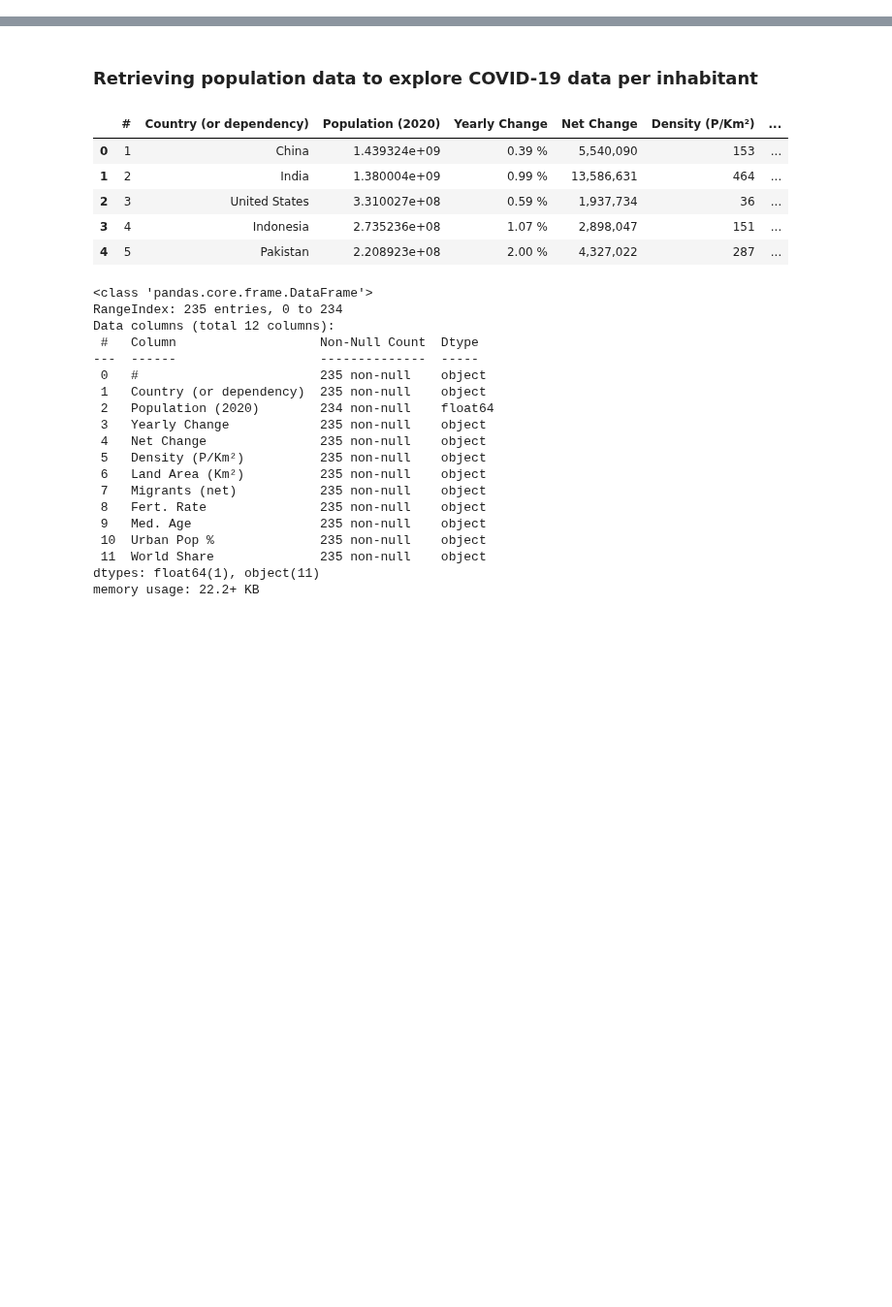
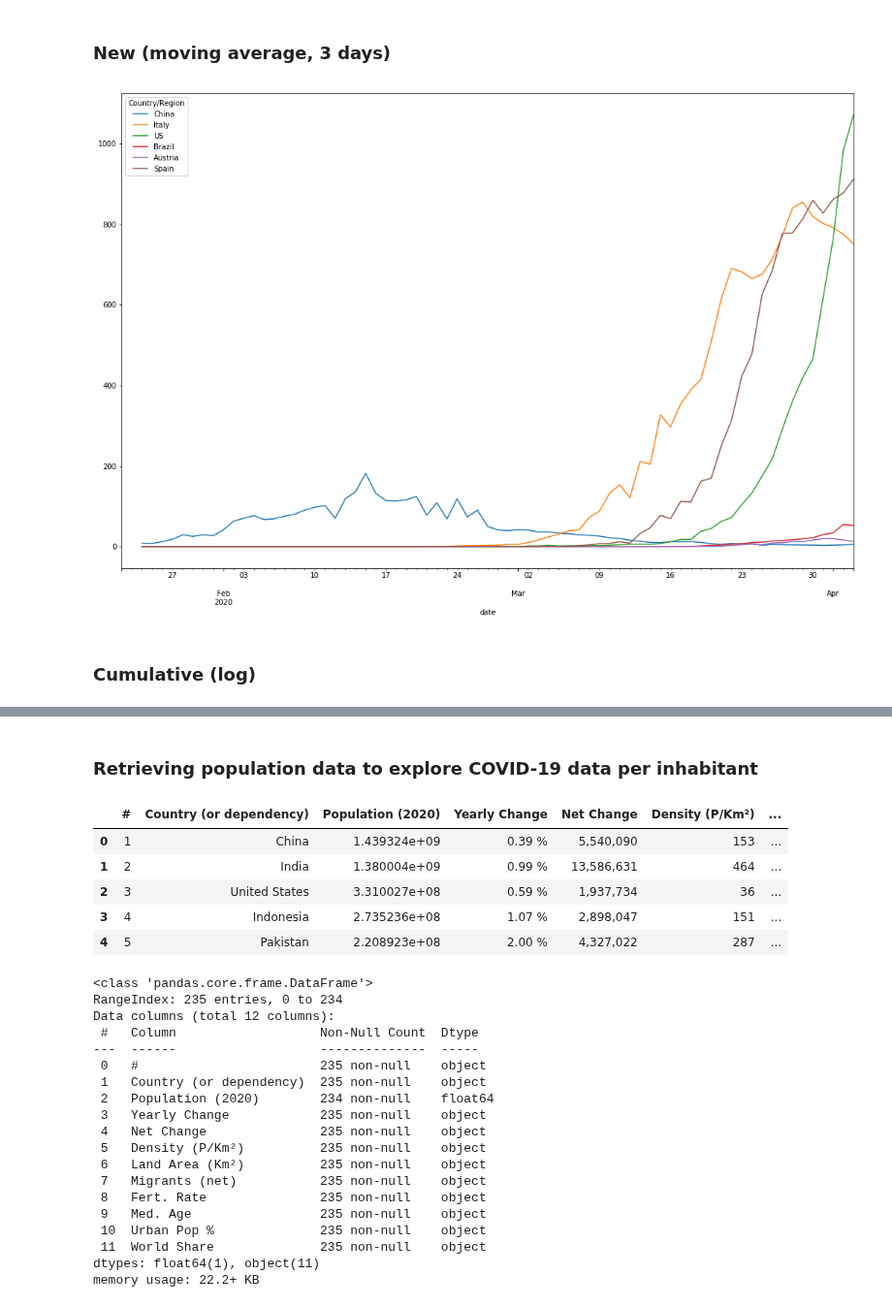
Before and after one commit to rsouza/COVID-19, a Jupyter notebook: daily_cases_deaths_recovered.ipynb, the cells around one changed output, grey strips where cells are left out. Shown at 97% size. Drawn from its saved outputs; the diff is of its cells as text; code cells hidden in the pictures; blank space fills up the shorter version.

```diff
--- a/daily_cases_deaths_recovered.ipynb
+++ b/daily_cases_deaths_recovered.ipynb
@@ -52,0 +80,4 @@ df_deaths.head()
+# %%
+df_daily_deaths = df_deaths.sub(df_deaths.shift())
+df_daily_deaths.iloc[0] = df_deaths.iloc[0]
+df_daily_deaths.tail()
@@ -53,3 +93,19 @@ df_deaths.head()
+# %% [markdown]
+### New (moving average, 3 days)
+# %%
+df_daily_deaths[["China",
+                 "Italy",
+                 "US",
+                 "Brazil",
+                 "Austria",
+                 "Spain"]].rolling(window=3).mean().plot(figsize=(18,12))
+
+
+plt.show()
+# %% [output]
+[figure, added]
+# %% [markdown]
+### Cumulative (log)
 # %%
 df_deaths[["China",
            "Italy",
```
Also changed, not shown: parts of 21 cells of this notebook.
